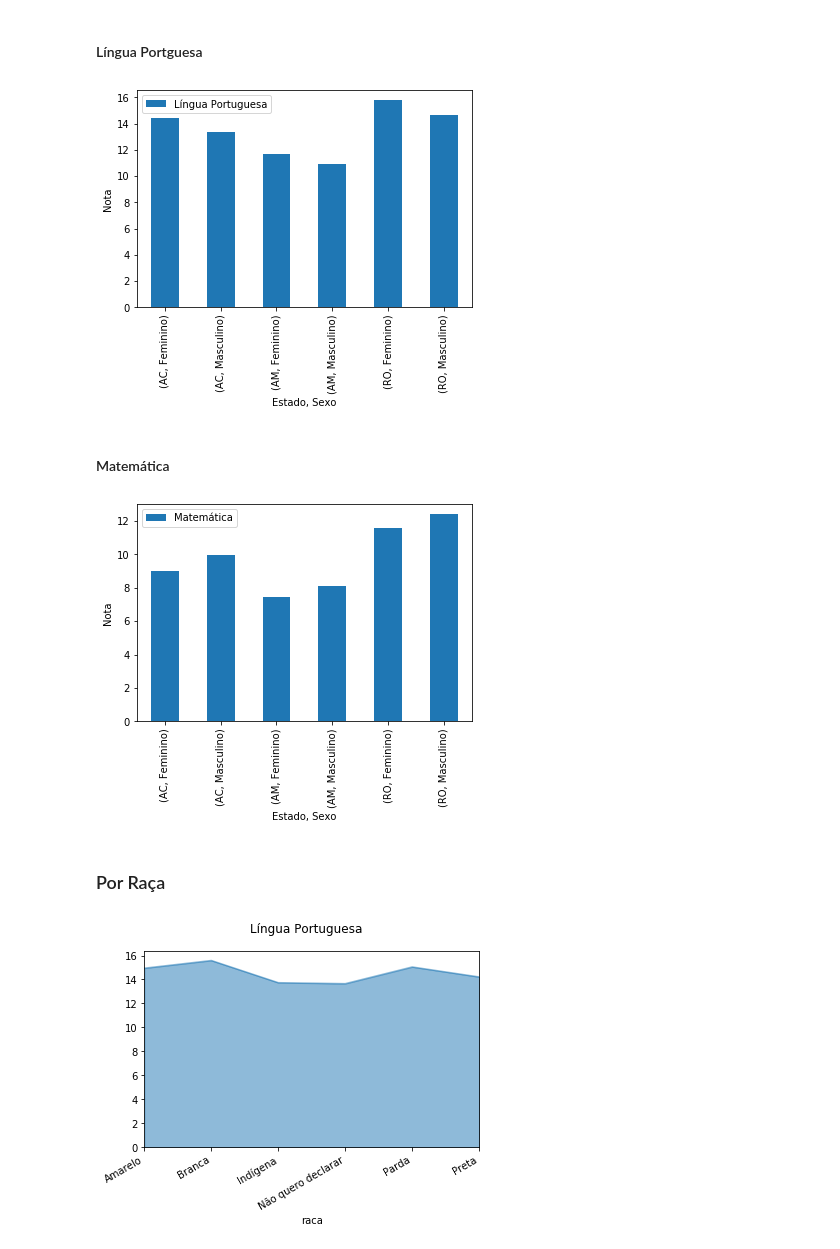
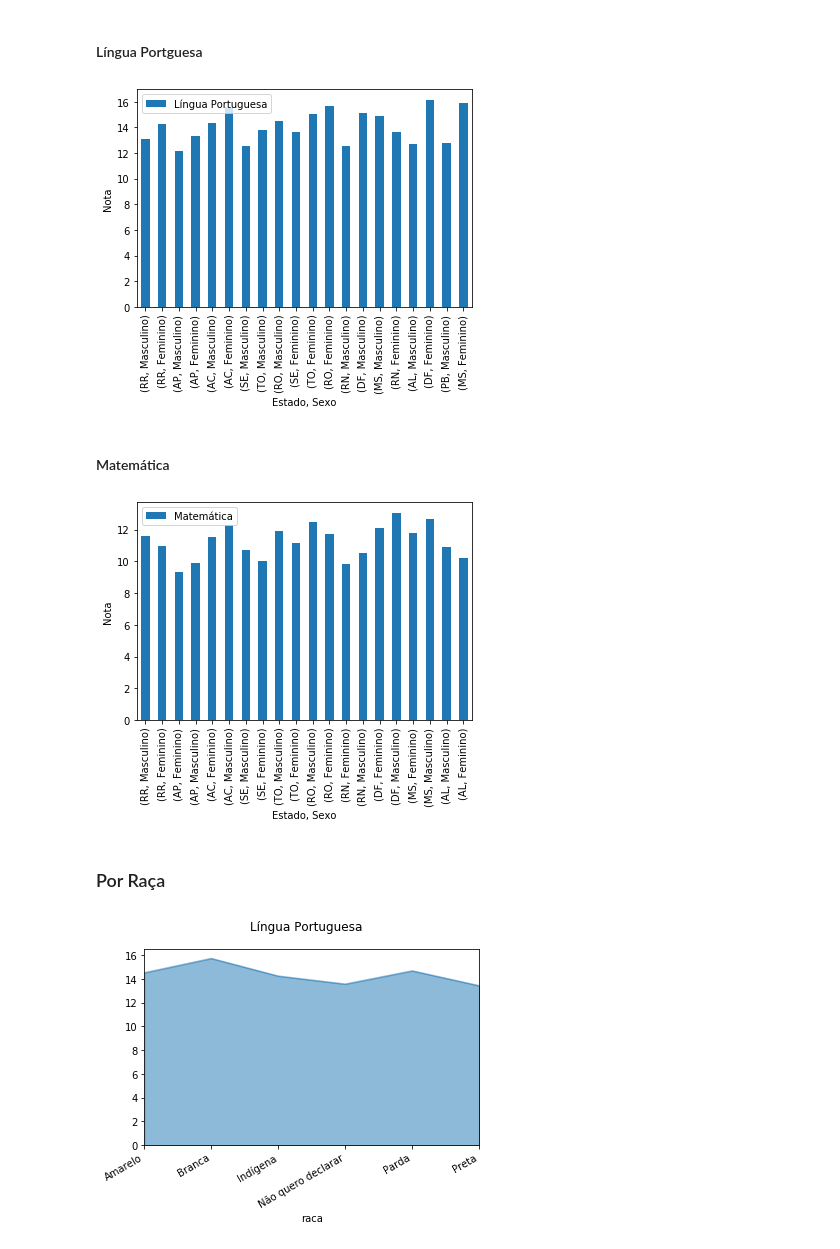
Before and after one commit to GomesDosSantos/AnaliseANEB, a Jupyter notebook: Livro.ipynb, the cells around one changed output. Cells and saved outputs as stored; diff of their text form; code cells hidden in the pictures.

```diff
--- a/Livro.ipynb
+++ b/Livro.ipynb
@@ -146,7 +148,7 @@ df_aluno_9EF = pd.read_csv(
     delimiter=',', encoding='iso-8859-1',
     usecols=colunas_aluno,
     low_memory=True,
-    # nrows=20000  # Para fazer testes com os dados
+    nrows=sampling_number  # Para fazer testes com os dados
 )
 # %%
 # df_aluno_3EM_AG = pd.read_csv(
@@ -161,7 +163,7 @@ df_aluno_3EM = pd.read_csv(
     delimiter=',', encoding='iso-8859-1',
     usecols=colunas_aluno,
     low_memory=True,
-    # nrows=20000  # Para fazer testes com os dados
+    nrows=sampling_number  # Para fazer testes com os dados
 )
 # %%
 df_aluno_5EF.sample(10)
@@ -315,7 +317,7 @@ def filtrar_dados(serie_dados, nao_realizado=0, colunas=filtro_de_colunas_respos
     i = 0
     for r in serie_dados.to_numpy():  # [len(serie_dados.to_numpy())//2:]:
         i = i + 1
-        not_lim = 100000
+        not_lim = 500000
         if 0 == i % not_lim:
             print(f'iter {not_lim}, resp: {len(resposta_dados)}, {nao_realizado} => {len(resposta_dados) + nao_realizado}')
 
@@ -413,5 +429,6 @@ dados_filtrados.sample(5)
 # %%
 fig_size = (6, 4)
+tamanho_dados = 20
 # %% [markdown]
 ### Médias Com Dois Índices
 # %%
@@ -585,27 +612,29 @@ Masculino          14.383306   12.000824
 #### Língua Portguesa
 # %%
 ax = dados_filtrados.groupby(['uf', 'sexo'])[['nota_lp']].sum()\
-.sort_values(by=['uf', 'sexo'])\
+.sort_values(by=['nota_lp'])\
+.head(tamanho_dados)\
 .apply(
     lambda x: x / conta_tamanho_grupo(['uf', 'sexo'], x.name), axis=1
 ).plot(
     kind='bar', stacked=False,
     figsize=fig_size
 )
 ax.legend(
     ['Língua Portuguesa'],
     loc='best'
 )
 
 ax.set_ylabel('Nota')
 ax = ax.set_xlabel('Estado, Sexo')
 # %% [output]
-[figure, old version]
+[figure, new version]
 # %% [markdown]
 #### Matemática
 # %%
 ax = dados_filtrados.groupby(['uf', 'sexo'])[['nota_mt']].sum()\
-.sort_values(by=['uf', 'sexo'])\
+.sort_values(by=['nota_mt'])\
+.head(tamanho_dados)\
 .apply(
     lambda x: x / conta_tamanho_grupo(['uf', 'sexo'], x.name), axis=1
 ).plot(
@@ -620,12 +649,13 @@ ax.legend(
 ax.set_ylabel('Nota')
 ax = ax.set_xlabel('Estado, Sexo')
 # %% [output]
-[figure, old version]
+[figure, new version]
 # %% [markdown]
 ### Por Raça
 # %%
 ax = dados_filtrados.groupby('raca')[['nota_lp']].sum()\
 .sort_values(by='raca')\
+.head(tamanho_dados)\
 .apply(
     lambda x: x / conta_tamanho_grupo('raca', x.name), axis=1
 ).plot(
@@ -634,7 +664,7 @@ ax = dados_filtrados.groupby('raca')[['nota_lp']].sum()\
     subplots=True, title='Língua Portuguesa'
 )
 # %% [output]
-[figure, old version]
+[figure, new version]
 # %%
 ax = dados_filtrados.groupby('raca')[['nota_mt']].sum()\
 .sort_values(by='raca')\
```
Also changed, not shown: parts of 23 cells of this notebook.
